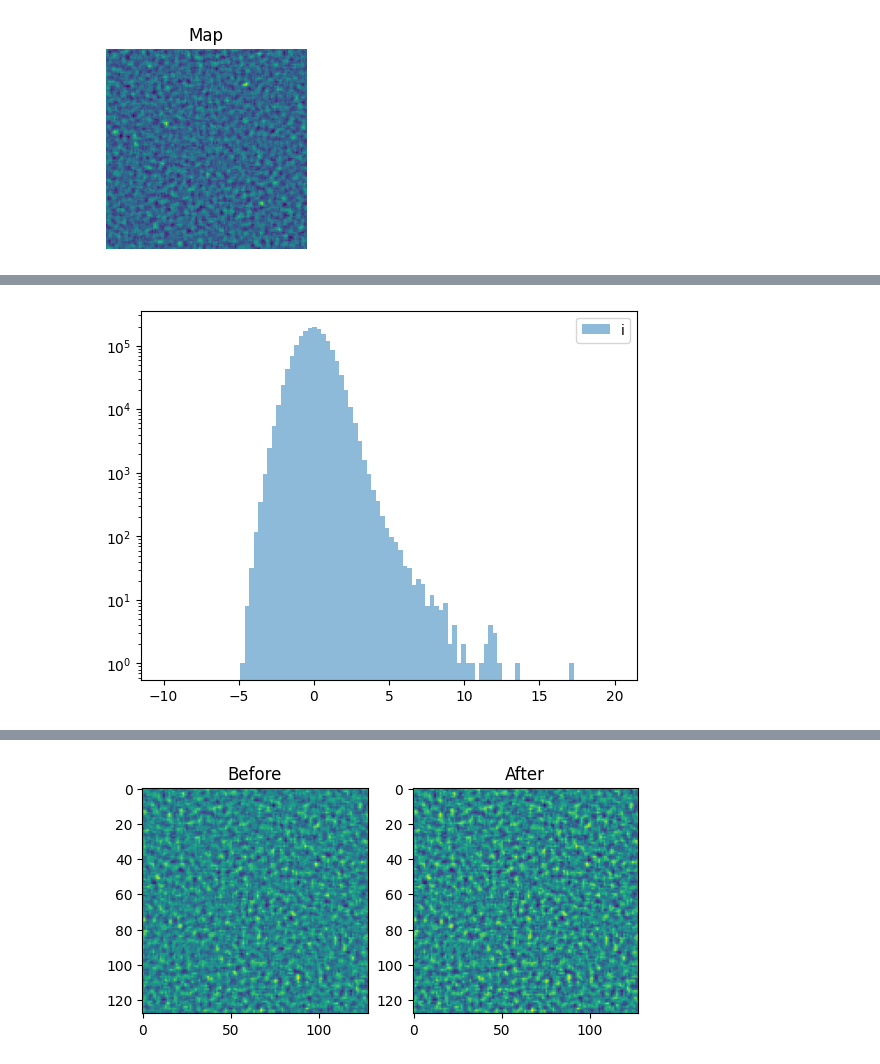
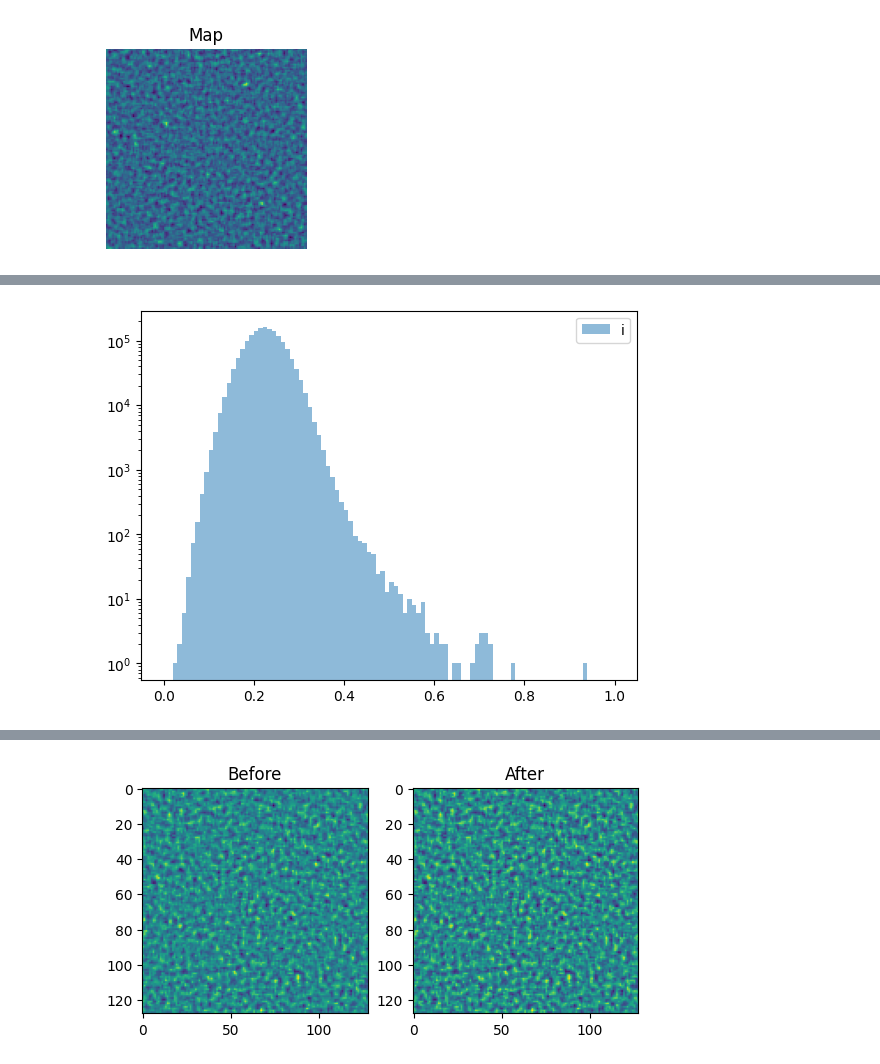
Before and after one commit to martinetnicolas/PISCO, a Jupyter notebook: shear2cosmo/notebooks/TrainCosmoSlicsJAX.ipynb, the cells around one changed output, grey strips where cells are left out. Saved outputs shown, nothing was run; the diff lists cells and outputs as text; code cells hidden in the pictures.

```diff
--- a/shear2cosmo/notebooks/TrainCosmoSlicsJAX.ipynb
+++ b/shear2cosmo/notebooks/TrainCosmoSlicsJAX.ipynb
@@ -101,13 +101,13 @@ for i,b in enumerate(['Map']):
 # %%
 # Let's evaluate the noise standard deviation in each band, and apply range
 # compression accordingly
-from astropy.stats import mad_std
-scaling = []
+#from astropy.stats import mad_std
+#scaling = []
 
-for i,b in enumerate(['i']):
-  plt.hist(cutouts[...].flatten(),100, label=b,alpha=0.5,);
-  sigma = mad_std(cutouts[...].flatten())
-  scaling.append(sigma)
-  plt.axvline(sigma, color='C%d'%i,alpha=0.5)
-  plt.axvline(-sigma, color='C%d'%i,alpha=0.5)
-plt.legend()
+#for i,b in enumerate(['i']):
+#  plt.hist(cutouts[...].flatten(),100, label=b,alpha=0.5,);
+#  sigma = mad_std(cutouts[...].flatten())
+#  scaling.append(sigma)
+#  plt.axvline(sigma, color='C%d'%i,alpha=0.5)
+#  plt.axvline(-sigma, color='C%d'%i,alpha=0.5)
+#plt.legend()
@@ -117,13 +114,18 @@ plt.legend()
 # %%
-# Let's have a look at this distribution if we rescale each band by the standard
-# deviation
+# Let's have a look at this distribution if we rescale it between 0 and 1 using maxand min SNR values
+# over the dataset and center it
+
+min_Mapmap = -6.3
+max_Mapmap = 21.63
+
 for i,b in enumerate([ 'i']):
-  plt.hist(cutouts[...].flatten()/scaling[i],100, label=b,alpha=0.5,
-           range=[-10,20]);
+  #plt.hist(cutouts[...].flatten()/scaling[i],100, label=b,alpha=0.5,
+  plt.hist((cutouts[...].flatten()-min_Mapmap)/(max_Mapmap-min_Mapmap),100, label=b,alpha=0.5,
+           range=[0,1]);
 plt.legend()
 plt.yscale('log')
 # %% [output]
-[figure, old version]
+[figure, new version]
 # %%
 # a common approach for range compression is to apply arcsinh to suppress the
 # high amplitude values
```
Also changed, not shown: parts of 6 cells of this notebook.
